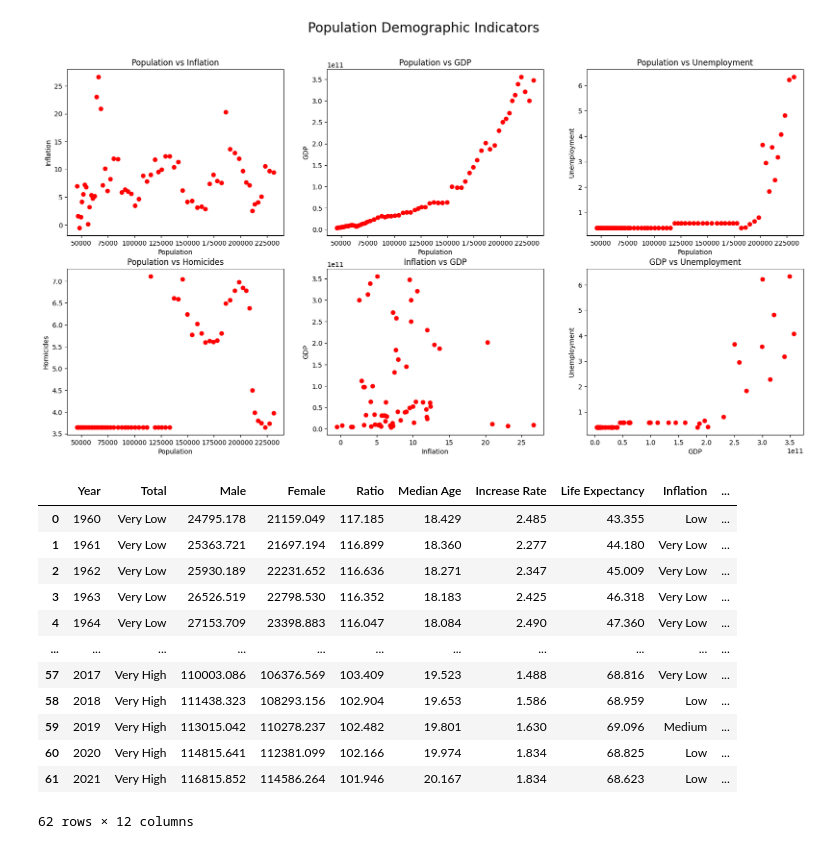
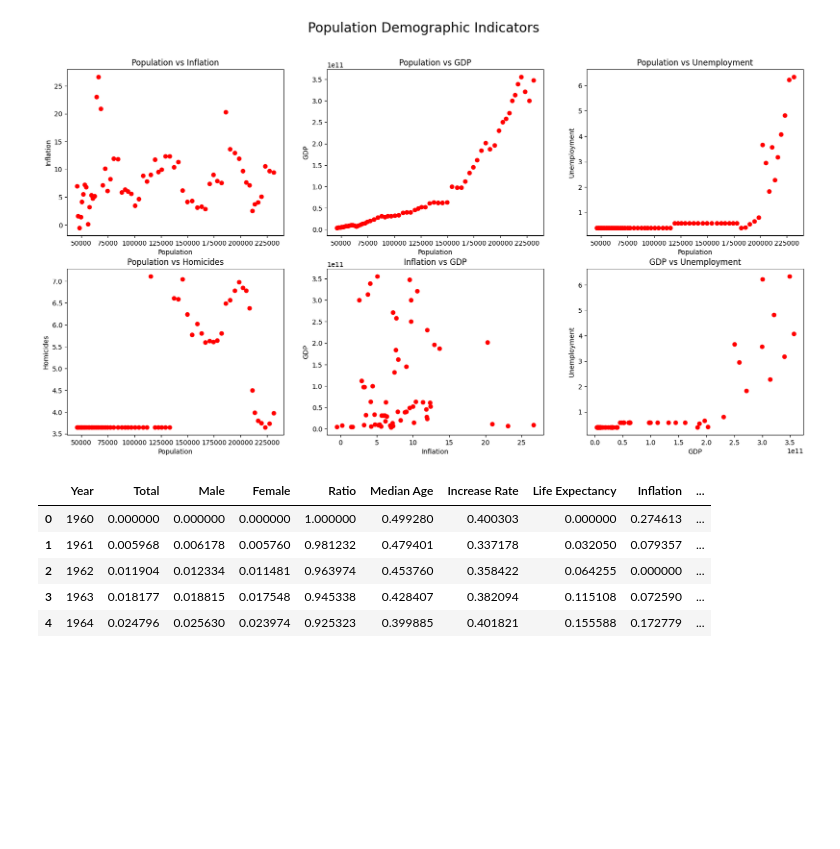
Before and after one commit to mujipro1/Population-Impact, a Jupyter notebook: preprocess.ipynb, the cells around one changed output. Drawn from its saved outputs; the diff is of its cells as text; code cells hidden in the pictures; blank space fills up the shorter version.

```diff
--- a/preprocess.ipynb
+++ b/preprocess.ipynb
@@ -155,43 +159,17 @@ plt.show()
 plt.show()
 # %% [output]
 [figure]
-# %%
-# frequent itemset mining
-
-from mlxtend.frequent_patterns import apriori
-from mlxtend.frequent_patterns import association_rules
-
-merged_df = pd.read_excel('Refined/CleanData.xlsx')
-
-merged_df['Total'] = pd.cut(merged_df['Total'], bins=5, labels=['Very Low', 'Low', 'Medium', 'High', 'Very High'])
-merged_df['Inflation'] = pd.cut(merged_df['Inflation'], bins=5, labels=['Very Low', 'Low', 'Medium', 'High', 'Very High'])
-merged_df['Unemployment'] = pd.cut(merged_df['Unemployment'], bins=5, labels=['Very Low', 'Low', 'Medium', 'High', 'Very High'])
-merged_df['GDP'] = pd.cut(merged_df['GDP'], bins=5, labels=['Very Low', 'Low', 'Medium', 'High', 'Very High'])
-merged_df['Homicides'] = pd.cut(merged_df['Homicides'], bins=5, labels=['Very Low', 'Low', 'Medium', 'High', 'Very High'])
-
-merged_df
-
-
-# merged_df = merged_df.drop('Year', axis=1)
-
-# merged_df = pd.get_dummies(merged_df)
-
-# frequent_itemsets = apriori(merged_df, min_support=0.1, use_colnames=True)
-# rules = association_rules(frequent_itemsets, metric='confidence', min_threshold=0.7)
-# rules.to_excel('Refined/AssociationRules.xlsx', index=False)
-
-# print(rules)
-# %% [output]
-|  | Year | Total | Male | Female | Ratio | Median Age | Increase Rate | Life Expectancy | Inflation | ... |
-| 0 | 1960 | Very Low | 24795.178 | 21159.049 | 117.185 | 18.429 | 2.485 | 43.355 | Low | ... |
-| 1 | 1961 | Very Low | 25363.721 | 21697.194 | 116.899 | 18.360 | 2.277 | 44.180 | Very Low | ... |
-| 2 | 1962 | Very Low | 25930.189 | 22231.652 | 116.636 | 18.271 | 2.347 | 45.009 | Very Low | ... |
-| 3 | 1963 | Very Low | 26526.519 | 22798.530 | 116.352 | 18.183 | 2.425 | 46.318 | Very Low | ... |
-| 4 | 1964 | Very Low | 27153.709 | 23398.883 | 116.047 | 18.084 | 2.490 | 47.360 | Very Low | ... |
-| ... | ... | ... | ... | ... | ... | ... | ... | ... | ... | ... |
-| 57 | 2017 | Very High | 110003.086 | 106376.569 | 103.409 | 19.523 | 1.488 | 68.816 | Very Low | ... |
-| 58 | 2018 | Very High | 111438.323 | 108293.156 | 102.904 | 19.653 | 1.586 | 68.959 | Low | ... |
-| 59 | 2019 | Very High | 113015.042 | 110278.237 | 102.482 | 19.801 | 1.630 | 69.096 | Medium | ... |
-| 60 | 2020 | Very High | 114815.641 | 112381.099 | 102.166 | 19.974 | 1.834 | 68.825 | Low | ... |
-| 61 | 2021 | Very High | 116815.852 | 114586.264 | 101.946 | 20.167 | 1.834 | 68.623 | Low | ... |
-62 rows × 12 columns
+# %%
+df = pd.read_excel('Refined/CleanData.xlsx')
+
+scaler = MinMaxScaler()
+df[df.columns[1:]] = scaler.fit_transform(df[df.columns[1:]])
+
+df.head()
+# %% [output]
+|  | Year | Total | Male | Female | Ratio | Median Age | Increase Rate | Life Expectancy | Inflation | ... |
+| 0 | 1960 | 0.000000 | 0.000000 | 0.000000 | 1.000000 | 0.499280 | 0.400303 | 0.000000 | 0.274613 | ... |
+| 1 | 1961 | 0.005968 | 0.006178 | 0.005760 | 0.981232 | 0.479401 | 0.337178 | 0.032050 | 0.079357 | ... |
+| 2 | 1962 | 0.011904 | 0.012334 | 0.011481 | 0.963974 | 0.453760 | 0.358422 | 0.064255 | 0.000000 | ... |
+| 3 | 1963 | 0.018177 | 0.018815 | 0.017548 | 0.945338 | 0.428407 | 0.382094 | 0.115108 | 0.072590 | ... |
+| 4 | 1964 | 0.024796 | 0.025630 | 0.023974 | 0.925323 | 0.399885 | 0.401821 | 0.155588 | 0.172779 | ... |
```
Also changed, not shown: parts of 5 cells of this notebook, 1 other file.
